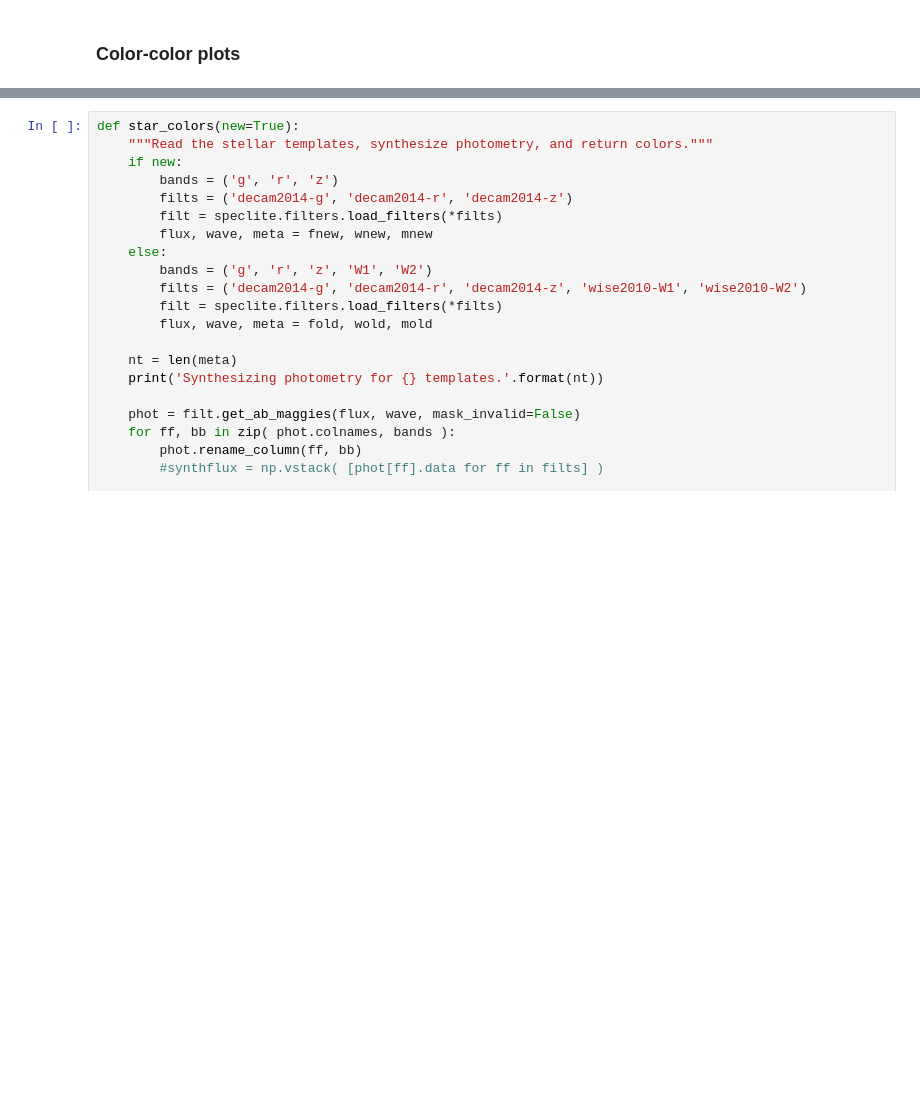
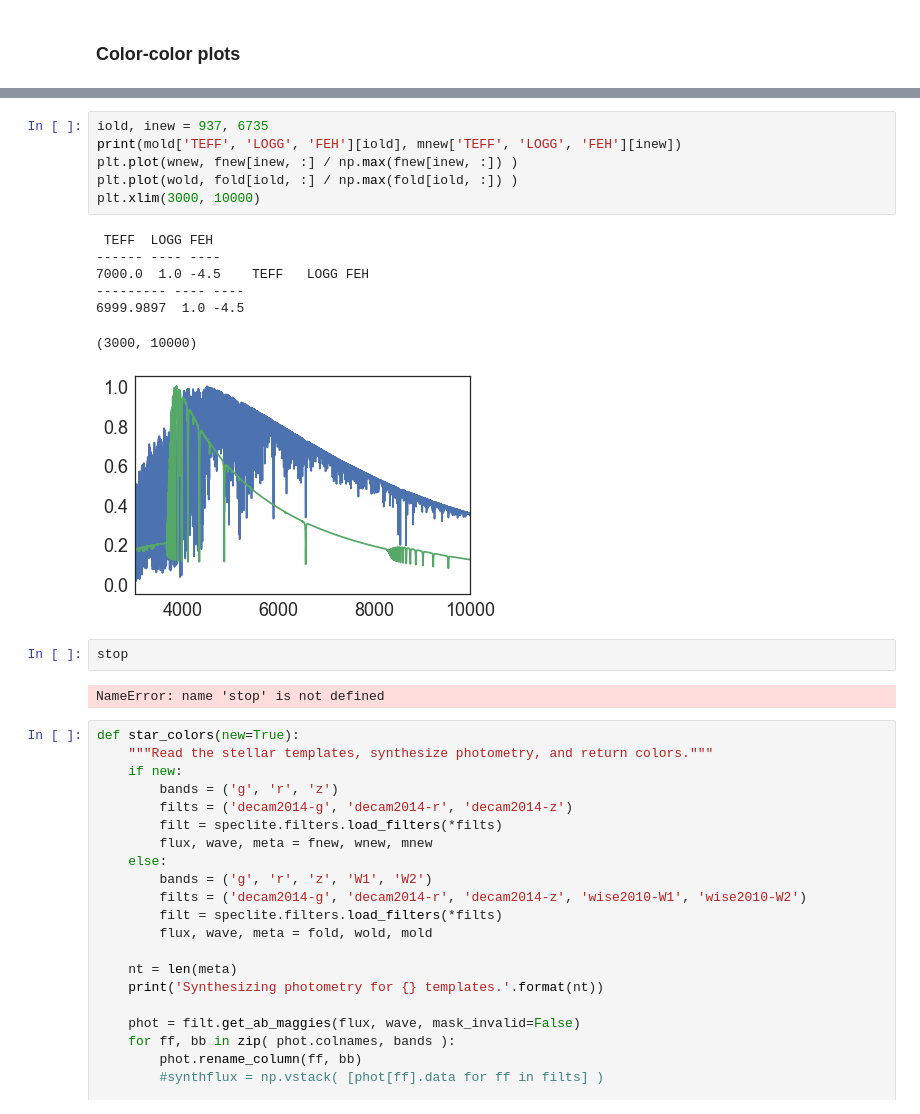
Before and after one commit to desihub/desisim, a Jupyter notebook: doc/nb/star-templates.ipynb, the cells around one changed output, grey strips where cells are left out. Cells and saved outputs as stored; diff of their text form; blank space fills up the shorter version.

```diff
--- a/doc/nb/star-templates.ipynb
+++ b/doc/nb/star-templates.ipynb
@@ -79,3 +187,21 @@ qa_physical()
+# %%
+iold, inew = 937, 6735
+print(mold['TEFF', 'LOGG', 'FEH'][iold], mnew['TEFF', 'LOGG', 'FEH'][inew])
+plt.plot(wnew, fnew[inew, :] / np.max(fnew[inew, :]) )
+plt.plot(wold, fold[iold, :] / np.max(fold[iold, :]) )
+plt.xlim(3000, 10000)
+# %% [output]
+ TEFF  LOGG FEH
+------ ---- ----
+7000.0  1.0 -4.5    TEFF   LOGG FEH
+--------- ---- ----
+6999.9897  1.0 -4.5
+(3000, 10000)
+[figure, added]
+# %%
+stop
+# %% [output]
+NameError: name 'stop' is not defined
 # %%
 def star_colors(new=True):
     """Read the stellar templates, synthesize photometry, and return colors."""
```
Also changed, not shown: parts of 20 cells of this notebook, 1 other file.
